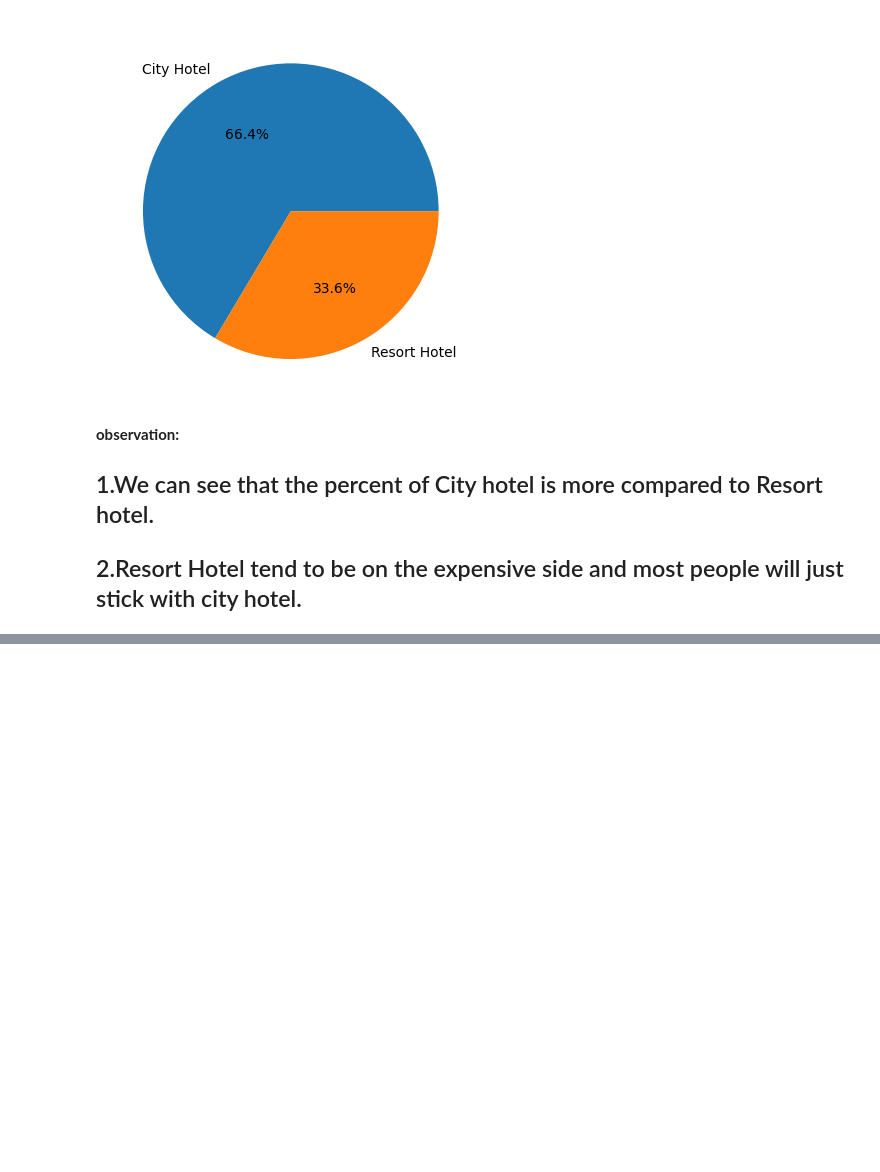
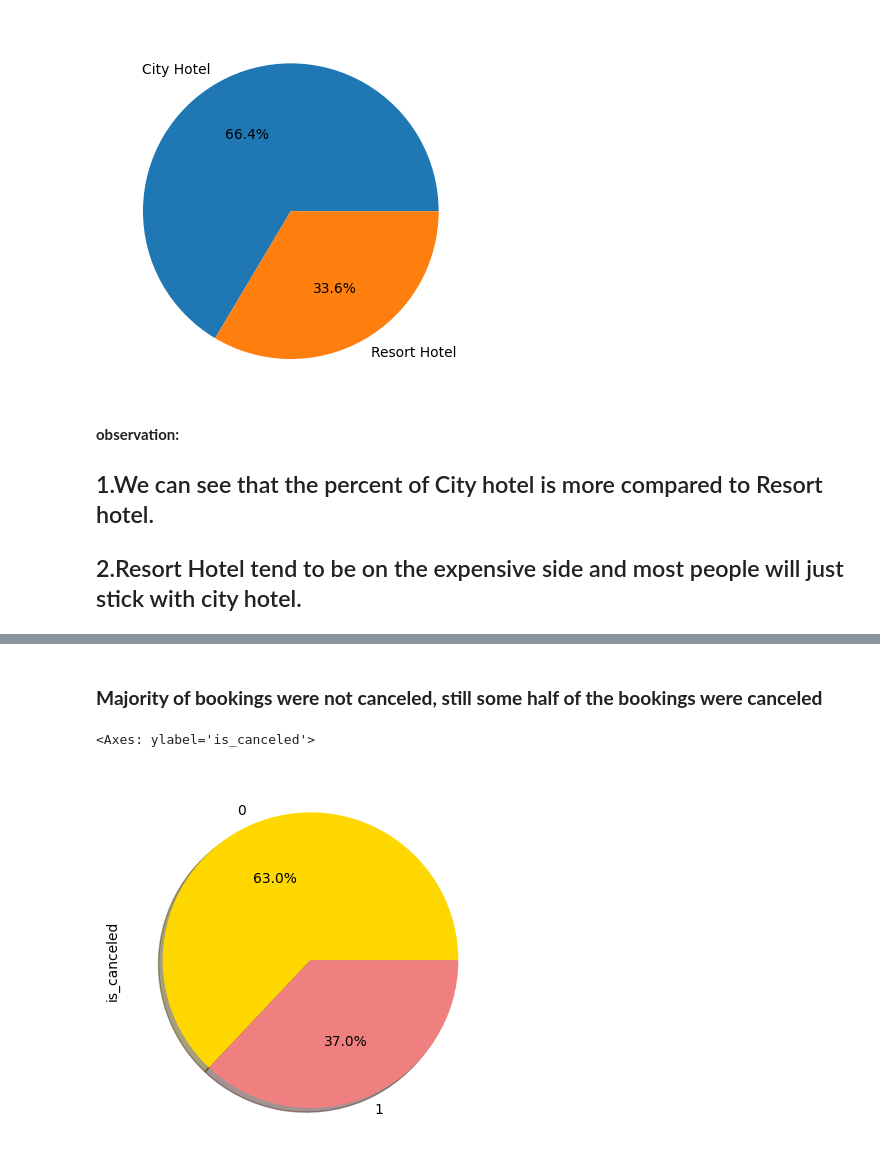
Before and after one commit to Mohan1-2/Hotel_Booking_Analysis_EDA, a Jupyter notebook: Hotel_Booking_Analysis_EDA.ipynb, the cells around one changed output, grey strips where cells are left out. Cells and saved outputs as stored; diff of their text form; code cells hidden in the pictures; blank space fills up the shorter version.

```diff
--- a/Hotel_Booking_Analysis_EDA.ipynb
+++ b/Hotel_Booking_Analysis_EDA.ipynb
@@ -221,0 +408,8 @@ plt.pie(city_num,labels=resort_num,autopct='%1.1f%%')
+# %% [markdown]
+### **Majority of bookings were not canceled, still some half of the bookings were canceled**
+# %%
+cols = ['gold', 'lightcoral']
+df['is_canceled'].value_counts().plot.pie(autopct='%1.1f%%',shadow=True, colors=cols)
+# %% [output]
+<Axes: ylabel='is_canceled'>
+[figure, added]
```
Also changed, not shown: parts of 71 cells of this notebook.
